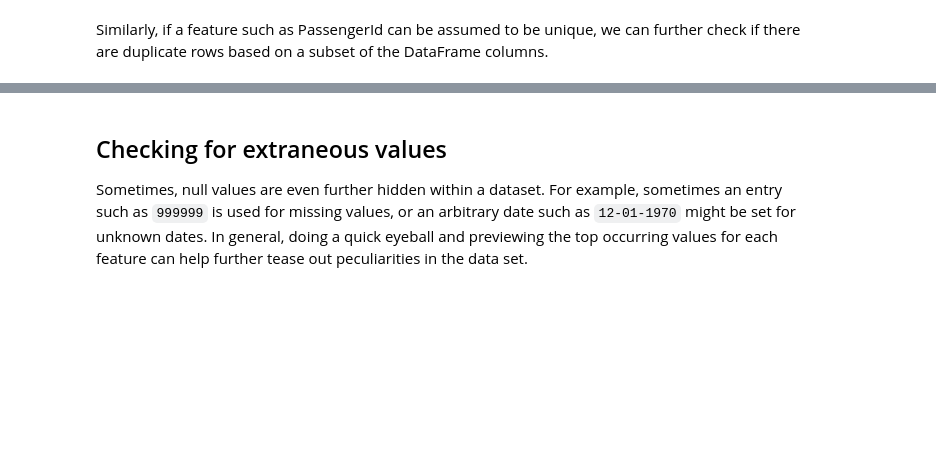
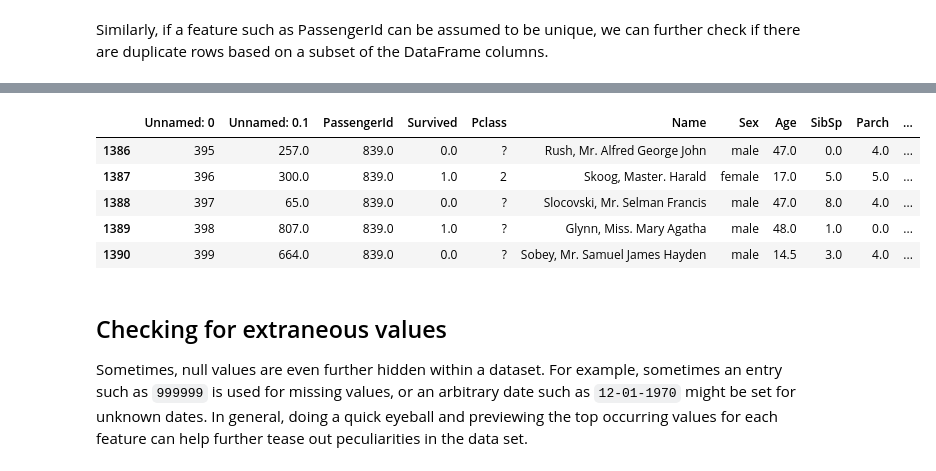
Before and after one commit to seancarverphd/dsc-more-on-missing-data-dc-ds-060319, a Jupyter notebook: index.ipynb, the cells around one changed output, grey strips where cells are left out. Saved outputs shown, nothing was run; the diff lists cells and outputs as text; code cells hidden in the pictures; blank space fills up the shorter version.

```diff
--- a/index.ipynb
+++ b/index.ipynb
@@ -79,7 +79,7 @@ duplicates.head()
 # %% [markdown]
 Similarly, if a feature such as PassengerId can be assumed to be unique, we can further check if there are duplicate rows based on a subset of the DataFrame columns.
 # %%
-duplicates = df[df.duplicated(subset='PassengerId'),keep=False]
+duplicates = df[df.duplicated(subset='PassengerId',keep=False)]
 print(len(duplicates))
 duplicates.tail()
 # %% [output]
@@ -87,3 +87,9 @@ SyntaxError: invalid syntax (<ipython-input-6-7568cbe3b727>, line 1)
+|  | Unnamed: 0 | Unnamed: 0.1 | PassengerId | Survived | Pclass | Name | Sex | Age | SibSp | Parch | ... |
+| 1386 | 395 | 257.0 | 839.0 | 0.0 | ? | Rush, Mr. Alfred George John | male | 47.0 | 0.0 | 4.0 | ... |
+| 1387 | 396 | 300.0 | 839.0 | 1.0 | 2 | Skoog, Master. Harald | female | 17.0 | 5.0 | 5.0 | ... |
+| 1388 | 397 | 65.0 | 839.0 | 0.0 | ? | Slocovski, Mr. Selman Francis | male | 47.0 | 8.0 | 4.0 | ... |
+| 1389 | 398 | 807.0 | 839.0 | 1.0 | ? | Glynn, Miss. Mary Agatha | male | 48.0 | 1.0 | 0.0 | ... |
+| 1390 | 399 | 664.0 | 839.0 | 0.0 | ? | Sobey, Mr. Samuel James Hayden | male | 14.5 | 3.0 | 4.0 | ... |
 # %% [markdown]
 ## Checking for extraneous values
 
```
Also changed, not shown: parts of 1 cell of this notebook.
